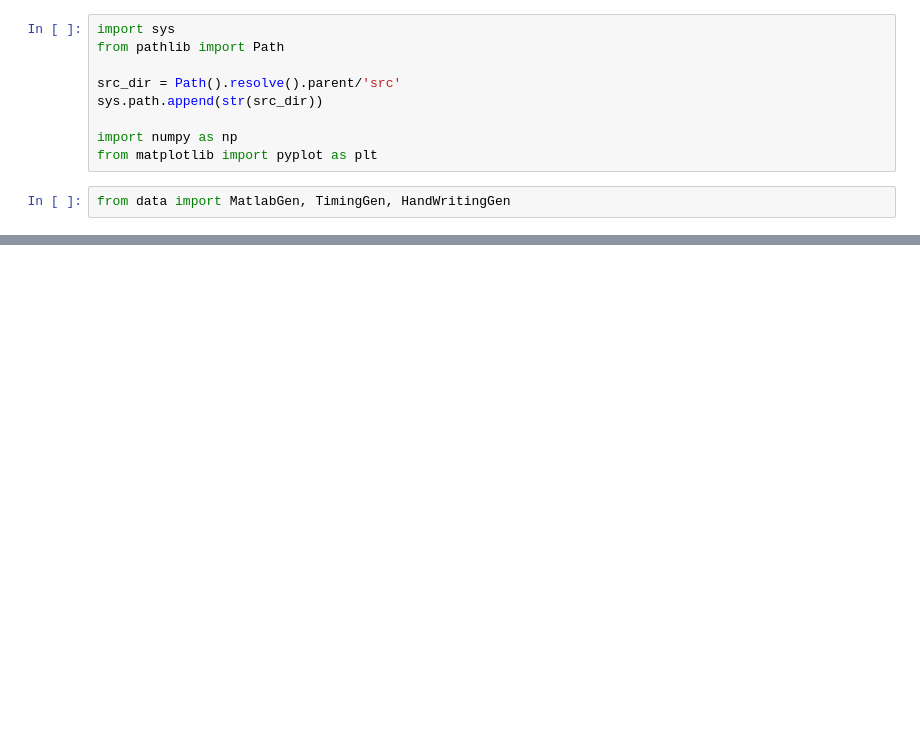
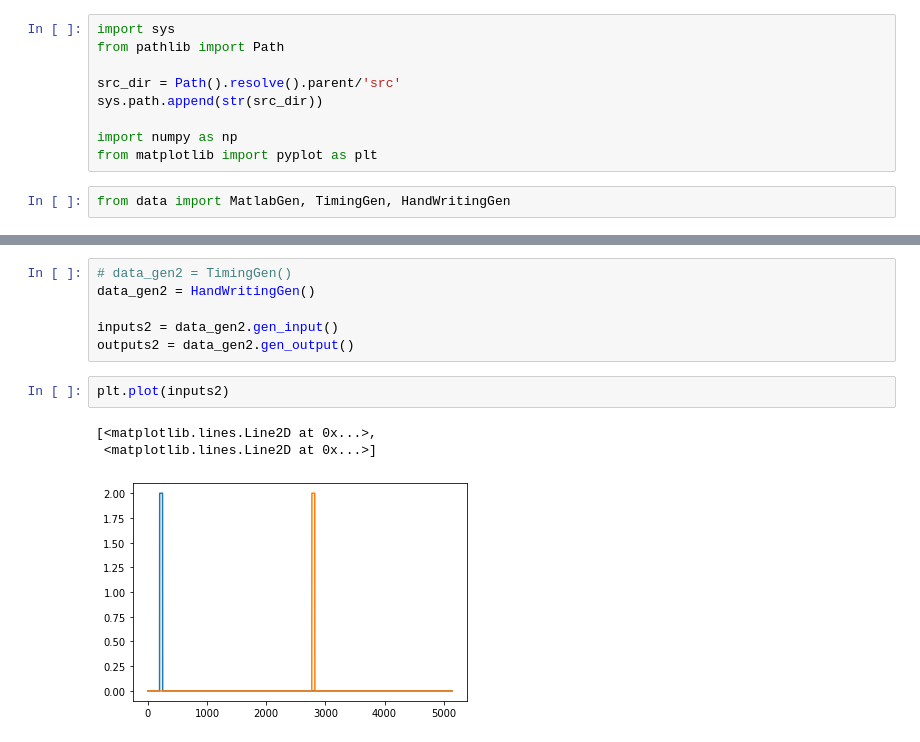
Before and after one commit to Don1Choume/innatetree, a Jupyter notebook: notebooks/DataTypeTest.ipynb, the cells around one changed output, grey strips where cells are left out. Cells and saved outputs as stored; diff of their text form; blank space fills up the shorter version.

```diff
--- a/notebooks/DataTypeTest.ipynb
+++ b/notebooks/DataTypeTest.ipynb
@@ -41,0 +33,12 @@ array([[[0., 0., 0., ..., 0., 0., 0.],
+# %%
+# data_gen2 = TimingGen()
+data_gen2 = HandWritingGen()
+
+inputs2 = data_gen2.gen_input()
+outputs2 = data_gen2.gen_output()
+# %%
+plt.plot(inputs2)
+# %% [output]
+[<matplotlib.lines.Line2D at 0x...>,
+ <matplotlib.lines.Line2D at 0x...>]
+[figure, added]
```
Also changed, not shown: parts of 6 cells of this notebook, 3 other files.
